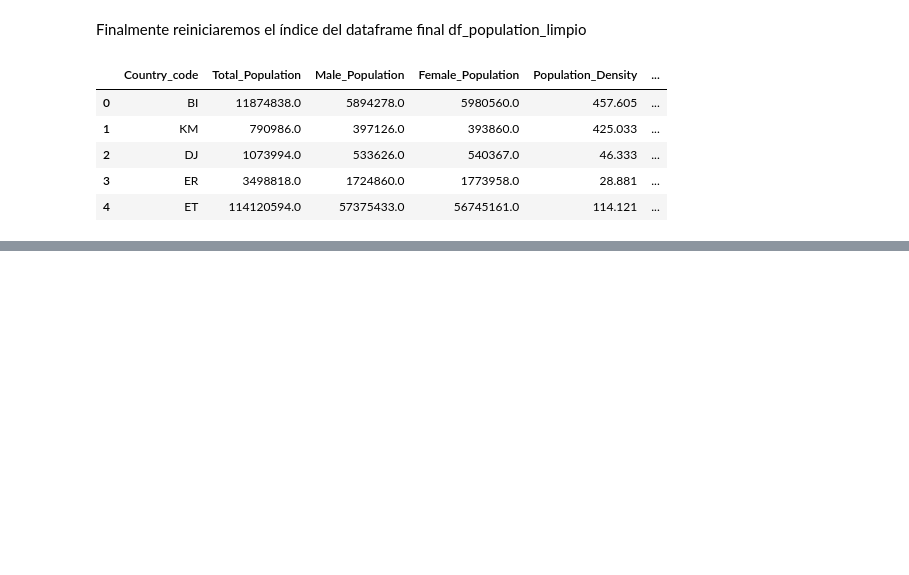
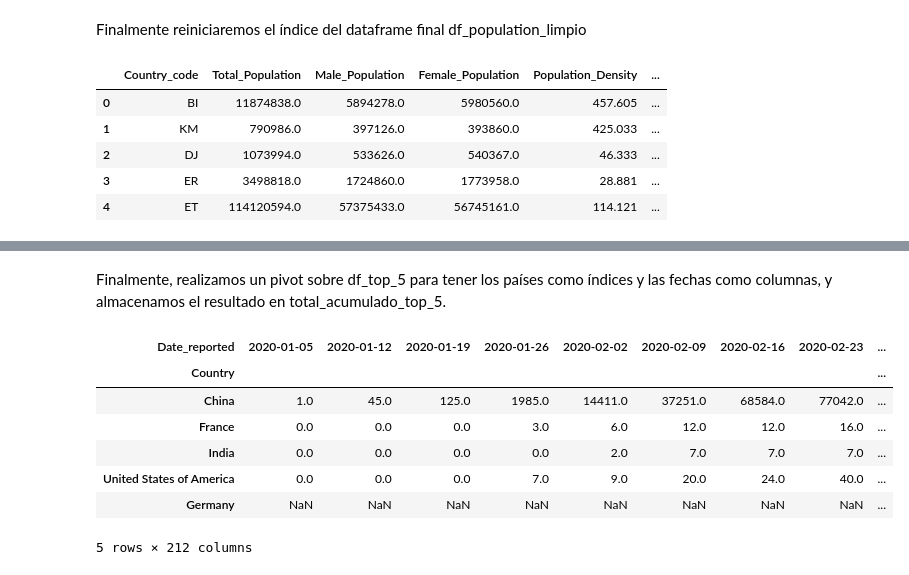
Before and after one commit to wilferalexander/Covid19, a Jupyter notebook: Covid19.ipynb, the cells around one changed output, grey strips where cells are left out. Saved outputs shown, nothing was run; the diff lists cells and outputs as text; code cells hidden in the pictures; blank space fills up the shorter version.

```diff
--- a/Covid19.ipynb
+++ b/Covid19.ipynb
@@ -585,0 +705,9 @@ df_population_limpio.head(5)
+# %%
+# Agrupar por país y obtener el máximo valor de Cumulative_cases
+total_por_pais = df_covid_limpio.groupby('Country')['Cumulative_cases'].max()
+
+# Ordenar descendentemente
+total_por_pais = total_por_pais.sort_values(ascending=False)
+
+# Mostrar el resultado
+print(total_por_pais)
@@ -585,0 +764,17 @@ df_population_limpio.head(5)
+# %% [markdown]
+Finalmente, realizamos un pivot sobre df_top_5 para tener los países como índices y las fechas como columnas, y almacenamos el resultado en total_acumulado_top_5.
+# %%
+# Pivot sobre df_covid_limpio_top5
+total_acumulado_top_5 = df_covid_limpio_top5.pivot(index='Country', columns='Date_reported', values='Cumulative_cases')
+
+# Mostrar el resultado
+total_acumulado_top_5.sample(5)
+# %% [output]
+| Date_reported | 2020-01-05 | 2020-01-12 | 2020-01-19 | 2020-01-26 | 2020-02-02 | 2020-02-09 | 2020-02-16 | 2020-02-23 | ... |
+| Country |  |  |  |  |  |  |  |  | ... |
+| China | 1.0 | 45.0 | 125.0 | 1985.0 | 14411.0 | 37251.0 | 68584.0 | 77042.0 | ... |
+| France | 0.0 | 0.0 | 0.0 | 3.0 | 6.0 | 12.0 | 12.0 | 16.0 | ... |
+| India | 0.0 | 0.0 | 0.0 | 0.0 | 2.0 | 7.0 | 7.0 | 7.0 | ... |
+| United States of America | 0.0 | 0.0 | 0.0 | 7.0 | 9.0 | 20.0 | 24.0 | 40.0 | ... |
+| Germany | NaN | NaN | NaN | NaN | NaN | NaN | NaN | NaN | ... |
+5 rows × 212 columns
```
Also changed, not shown: parts of 18 cells of this notebook.
